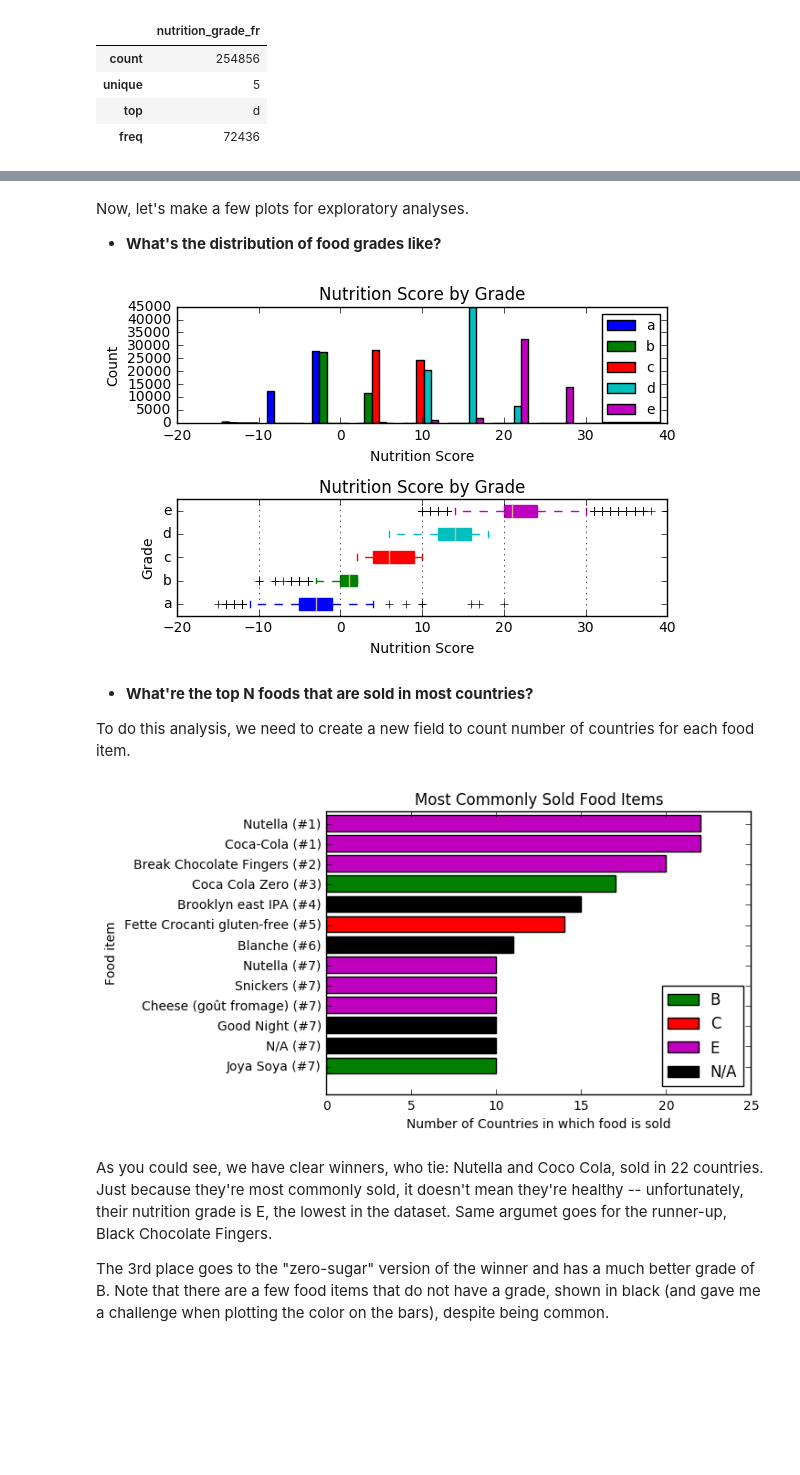
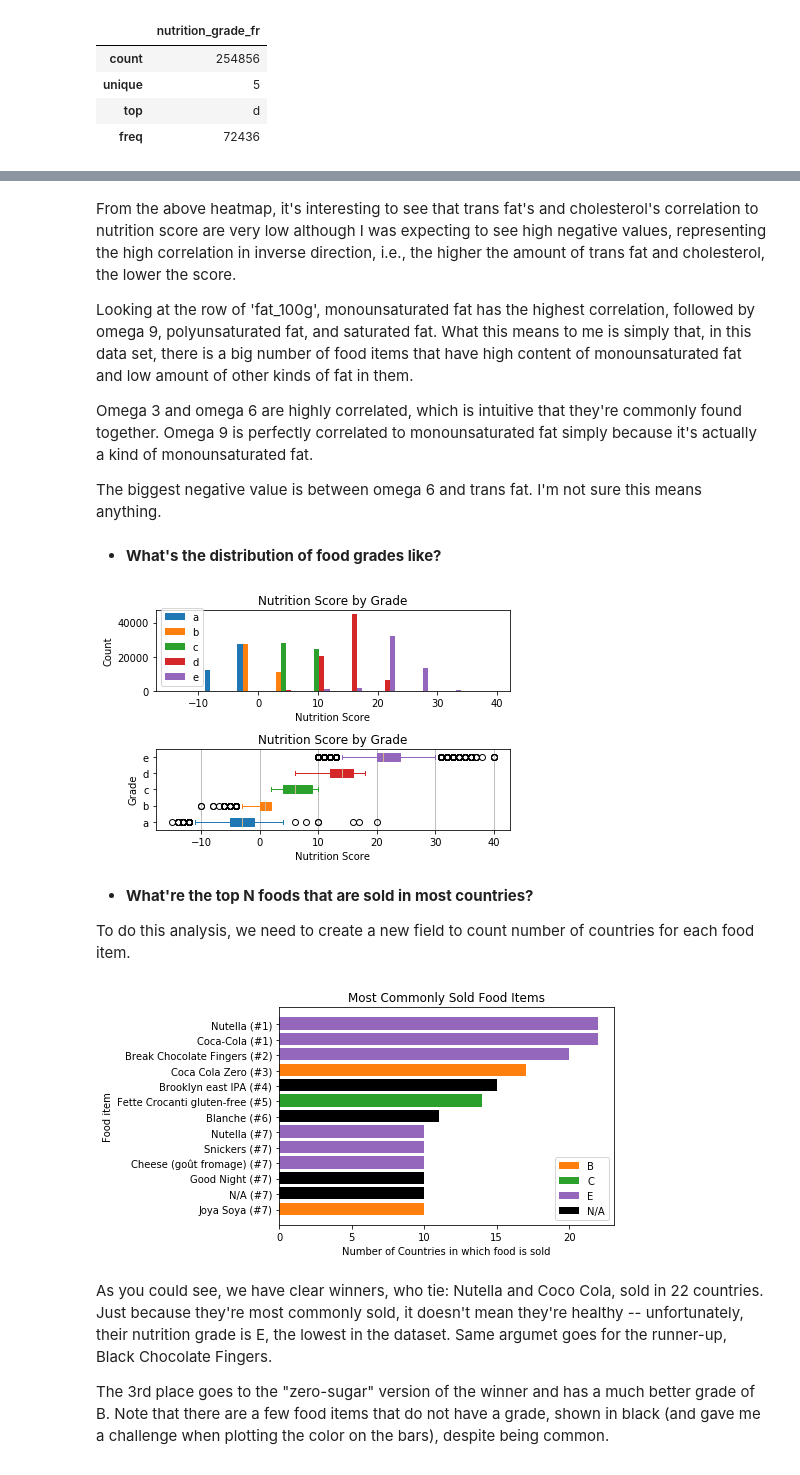
Before and after one commit to ruttario/OpenFoodFacts, a Jupyter notebook: food.ipynb, the cells around one changed output, grey strips where cells are left out. Drawn from its saved outputs; the diff is of its cells as text; code cells hidden in the pictures; blank space fills up the shorter version.

Commit message:
updates with some more exploratory analyses

```diff
--- a/food.ipynb
+++ b/food.ipynb
@@ -290,6 +319,12 @@ food[['nutrition_grade_fr']].dropna().describe()
+# %% [markdown]
+From the above heatmap, it's interesting to see that trans fat's and cholesterol's correlation to nutrition score are very low although I was expecting to see high negative values, representing the high correlation in inverse direction, i.e., the higher the amount of trans fat and cholesterol, the lower the score.
+
+Looking at the row of 'fat_100g', monounsaturated fat has the highest correlation, followed by omega 9, polyunsaturated fat, and saturated fat. What this means to me is simply that, in this data set, there is a big number of food items that have high content of monounsaturated fat and low amount of other kinds of fat in them.
+
+Omega 3 and omega 6 are highly correlated, which is intuitive that they're commonly found together. Omega 9 is perfectly correlated to monounsaturated fat simply because it's actually a kind of monounsaturated fat.
+
+The biggest negative value is between omega 6 and trans fat. I'm not sure this means anything.
 # %% [markdown]
-Now, let's make a few plots for exploratory analyses.
-
 * **What's the distribution of food grades like?**
 # %%
 def plot_score_hist_by_grade(df):
@@ -316,7 +351,7 @@ def plot_score_hist_by_grade(df):
     ax1.set_ylabel('Grade')
     ax1.set_title('Nutrition Score by Grade')
     plt.setp(ax1, yticklabels=grades)
-    for elem_key, elem_val in bp.iteritems():
+    for elem_key, elem_val in bp.items():
         for idx, element in enumerate(elem_val):
             if elem_key == 'whiskers' or elem_key == 'caps':
                 color = plt.rcParams['axes.prop_cycle'].by_key()['color'][idx//2]
@@ -335,7 +370,7 @@ def plot_score_hist_by_grade(df):
     plt.show()
 plot_score_hist_by_grade(food)
 # %% [output]
-[figure, old version]
+[figure, new version]
 # %% [markdown]
 * **What're the top N foods that are sold in most countries?**
 
@@ -350,39 +385,39 @@ food_top_10_by_countries_sold = food[food['countries_count_rank']<=7][['product_
 ax_y = list(food_top_10_by_countries_sold['countries_count'])
 # replace np.nan in product name with "N/A"
 ax_x = ['N/A' + ' (#' + str(rank) + ')' if pd.isna(item)
-        else item.decode('utf-8')  + ' (#' + str(rank) + ')'
+        else item  + ' (#' + str(rank) + ')'
         for item, rank in zip(food_top_10_by_countries_sold['product_name'],
                               food_top_10_by_countries_sold['countries_count_rank'])]
 # print(ax_x)
 ax_x_ticks = np.arange(len(ax_x), 0, -1)
 bar_width = .7
 color_grades = {}
 # color bar by grade
 for idx, element in enumerate(sorted(food['nutrition_grade_fr'].dropna().unique().tolist())):
     color_grades[element] = plt.rcParams['axes.prop_cycle'].by_key()['color'][idx]
 # set np.nan to black
 color_grades[np.nan] = 'black'
 color_top_foods = [color_grades[grd] for grd in food_top_10_by_countries_sold['nutrition_grade_fr']]
 
 # create subplot layout
 fig, ax = plt.subplots(nrows=1, ncols=1)
 bar = ax.barh(ax_x_ticks, ax_y, align='edge', color=color_top_foods)#, label=label_top_foods)
 ax.set_xlabel('Number of Countries in which food is sold')
 ax.set_yticks(ax_x_ticks + bar_width / 2)
 ax.set_yticklabels(ax_x)
 ax.set_ylabel('Food item')
 ax.set_title('Most Commonly Sold Food Items')
 # legend
 lgnd = {}
 for idx, grd in enumerate(food_top_10_by_countries_sold['nutrition_grade_fr']):
     key = grd.upper() if pd.notna(grd) else 'N/A'
     if key not in lgnd:
         lgnd[key] = bar[idx]
 ax.legend(tuple([lgnd[k] for k in sorted(lgnd.keys())]), tuple(sorted(lgnd.keys())), loc=4)
 
 plt.show()
 # %% [output]
-[figure, old version]
+[figure, new version]
 # %% [markdown]
 As you could see, we have clear winners, who tie: Nutella and Coco Cola, sold in 22 countries. Just because they're most commonly sold, it doesn't mean they're healthy -- unfortunately, their nutrition grade is E, the lowest in the dataset. Same argumet goes for the runner-up, Black Chocolate Fingers.
 
```
Also changed, not shown: parts of 18 cells of this notebook.
